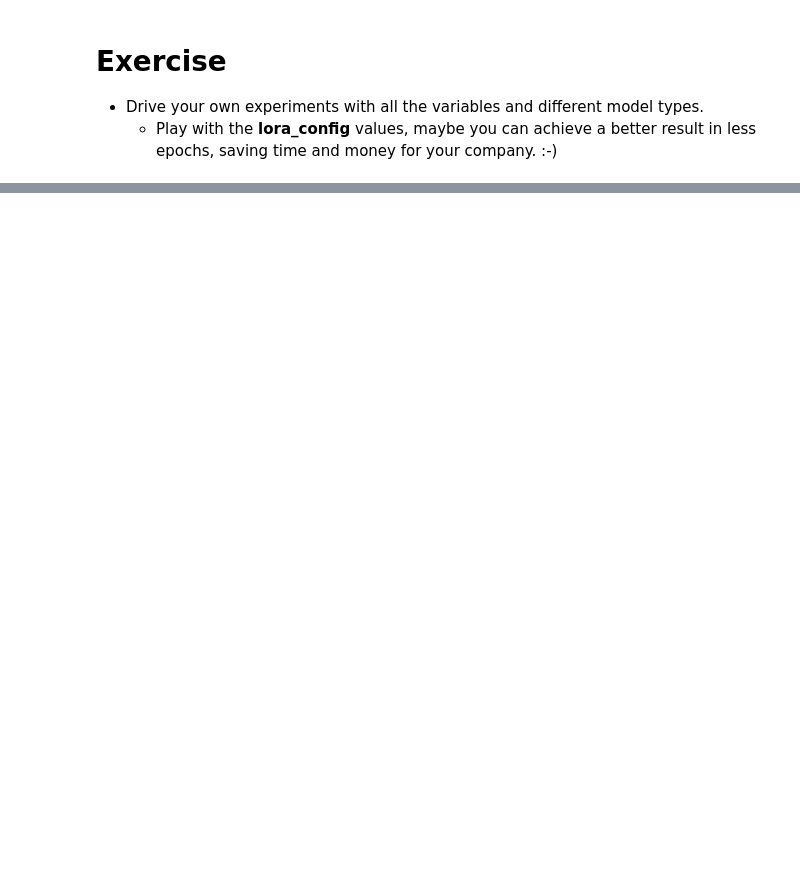
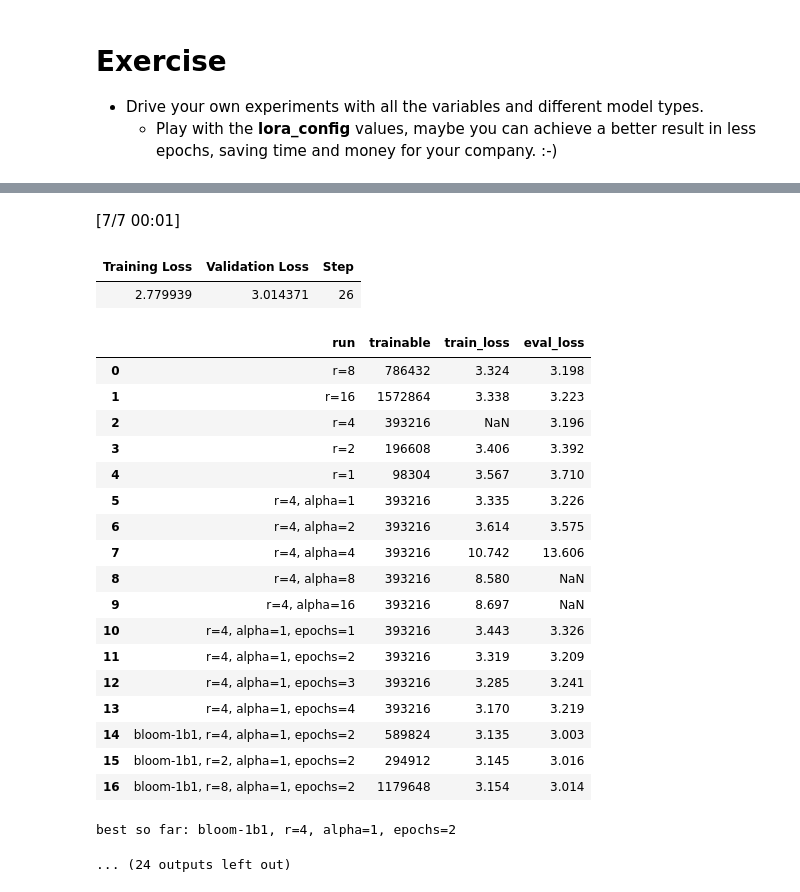
Before and after one commit to Beholdingmars/lab-lora-tuning-peft, a Jupyter notebook: lab-lora-tuning-peft.ipynb, the cells around one changed output, grey strips where cells are left out. Saved outputs shown, nothing was run; the diff lists cells and outputs as text; code cells hidden in the pictures; blank space fills up the shorter version.

```diff
--- a/lab-lora-tuning-peft.ipynb
+++ b/lab-lora-tuning-peft.ipynb
@@ -300,0 +369,8 @@ print(tokenizer.batch_decode(outputs, skip_special_tokens=True))
+# %%
+peft_model_r8.eval()               # switch off dropout so the output is repeatable
+tokenizer.padding_side = "left"    # left padding for generation
+input_sentences = tokenizer("I want you to act as a motivational coach", return_tensors="pt").to(peft_model_r8.device)
+outputs = get_outputs(peft_model_r8, input_sentences, max_new_tokens=100)
+print(tokenizer.batch_decode(outputs, skip_special_tokens=True))
+
+tokenizer.padding_side = "right"   # back to right before the next training
@@ -300,0 +379,2 @@ print(tokenizer.batch_decode(outputs, skip_special_tokens=True))
+# %%
+eval_sample = data["train"].select(range(100, 153)).remove_columns(["act", "prompt", "for_devs", "type", "contributor"])
@@ -300,0 +459,2 @@ print(tokenizer.batch_decode(outputs, skip_special_tokens=True))
+# %%
+log_run("r=16", peft_model_r16, trainer_r16, eval_sample)
@@ -300,0 +468,8 @@ print(tokenizer.batch_decode(outputs, skip_special_tokens=True))
+# %%
+peft_model_r16.eval()              # switch off dropout so the output is repeatable
+tokenizer.padding_side = "left"    # left padding for generation
+input_sentences = tokenizer("I want you to act as a motivational coach", return_tensors="pt").to(peft_model_r16.device)
+outputs = get_outputs(peft_model_r16, input_sentences, max_new_tokens=100)
+print(tokenizer.batch_decode(outputs, skip_special_tokens=True))
+
+tokenizer.padding_side = "right"   # back to right before the next training
@@ -300,0 +890,37 @@ print(tokenizer.batch_decode(outputs, skip_special_tokens=True))
+# %%
+import copy
+
+# (name, r, alpha, epochs)
+runs_1b = [
+    ("bloom-1b1, r=2, alpha=1, epochs=2", 2, 1, 2),
+    ("bloom-1b1, r=8, alpha=1, epochs=2", 8, 1, 2),
+    ("bloom-1b1, r=4, alpha=2, epochs=2", 4, 2, 2),
+    ("bloom-1b1, r=4, alpha=1, epochs=1", 4, 1, 1),
+    ("bloom-1b1, r=4, alpha=1, epochs=3", 4, 1, 3),
+    ("bloom-1b1, r=4, alpha=1, epochs=4", 4, 1, 4),
+]
+
+for name, r, alpha, ep in runs_1b:
+    foundation_model = AutoModelForCausalLM.from_pretrained(model_name_1b, device_map="auto", attn_implementation="eager")
+    foundation_model.config.pad_token_id = tokenizer.pad_token_id
+
+    cfg = LoraConfig(r=r, lora_alpha=alpha, target_modules=["query_key_value"],
+                     lora_dropout=0.05, bias="none", task_type="CAUSAL_LM")
+    peft_model_x = get_peft_model(foundation_model, cfg)
+    peft_model_x.enable_input_require_grads()
+
+    args_x = copy.deepcopy(training_args)
+    args_x.num_train_epochs = ep
+
+    trainer_x = Trainer(model=peft_model_x, args=args_x,
+                        train_dataset=train_sample, data_collator=data_collator)
+    trainer_x.train()
+
+    table = log_run(name, peft_model_x, trainer_x, eval_sample)
+    table.to_csv("results.csv", index=False)          # backup after every run
+    display(table.reset_index(drop=True))
+    print("best so far:", table.loc[table["eval_loss"].idxmin(), "run"])
+
+    del peft_model_x, trainer_x, foundation_model
+    gc.collect(); torch.cuda.empty_cache()
+# %% [output]
@@ -300,0 +984,23 @@ print(tokenizer.batch_decode(outputs, skip_special_tokens=True))
+[7/7 00:01]
+| Training Loss | Validation Loss | Step |
+| 2.779939 | 3.014371 | 26 |
+|  | run | trainable | train_loss | eval_loss |
+| 0 | r=8 | 786432 | 3.324 | 3.198 |
+| 1 | r=16 | 1572864 | 3.338 | 3.223 |
+| 2 | r=4 | 393216 | NaN | 3.196 |
+| 3 | r=2 | 196608 | 3.406 | 3.392 |
+| 4 | r=1 | 98304 | 3.567 | 3.710 |
+| 5 | r=4, alpha=1 | 393216 | 3.335 | 3.226 |
+| 6 | r=4, alpha=2 | 393216 | 3.614 | 3.575 |
+| 7 | r=4, alpha=4 | 393216 | 10.742 | 13.606 |
+| 8 | r=4, alpha=8 | 393216 | 8.580 | NaN |
+| 9 | r=4, alpha=16 | 393216 | 8.697 | NaN |
+| 10 | r=4, alpha=1, epochs=1 | 393216 | 3.443 | 3.326 |
+| 11 | r=4, alpha=1, epochs=2 | 393216 | 3.319 | 3.209 |
+| 12 | r=4, alpha=1, epochs=3 | 393216 | 3.285 | 3.241 |
+| 13 | r=4, alpha=1, epochs=4 | 393216 | 3.170 | 3.219 |
+| 14 | bloom-1b1, r=4, alpha=1, epochs=2 | 589824 | 3.135 | 3.003 |
+| 15 | bloom-1b1, r=2, alpha=1, epochs=2 | 294912 | 3.145 | 3.016 |
+| 16 | bloom-1b1, r=8, alpha=1, epochs=2 | 1179648 | 3.154 | 3.014 |
+best so far: bloom-1b1, r=4, alpha=1, epochs=2
+... (24 outputs left out)
```
Also changed, not shown: parts of 25 cells of this notebook.
